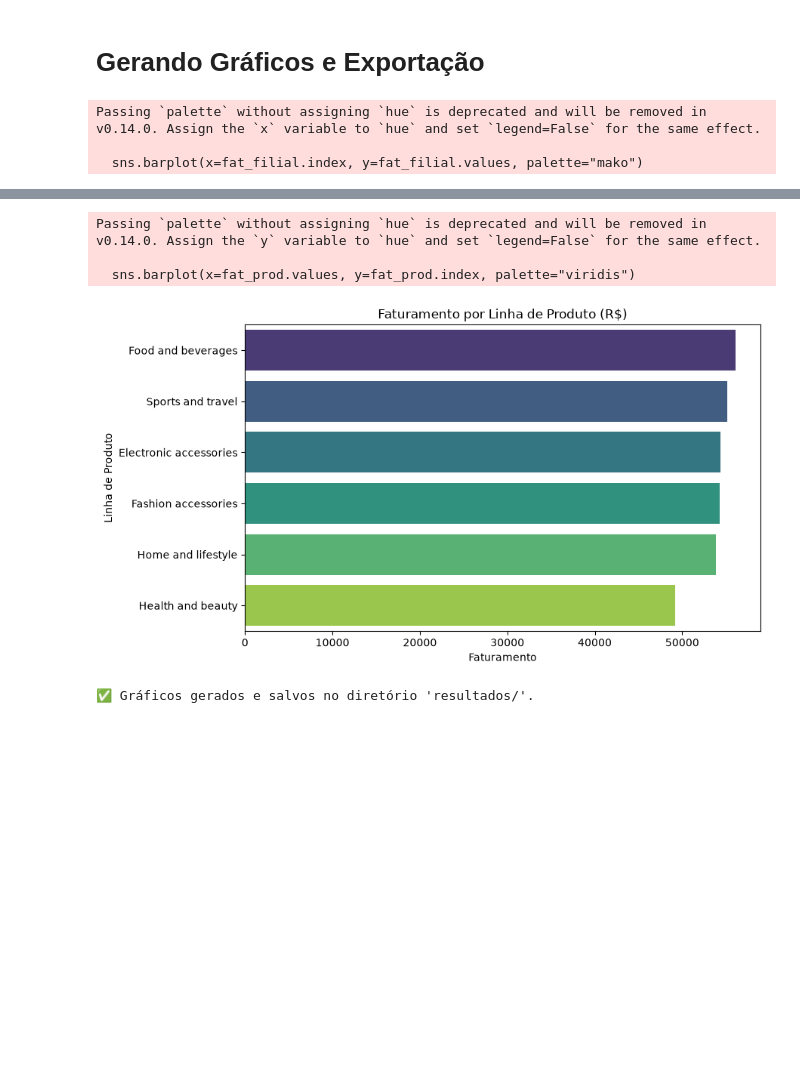
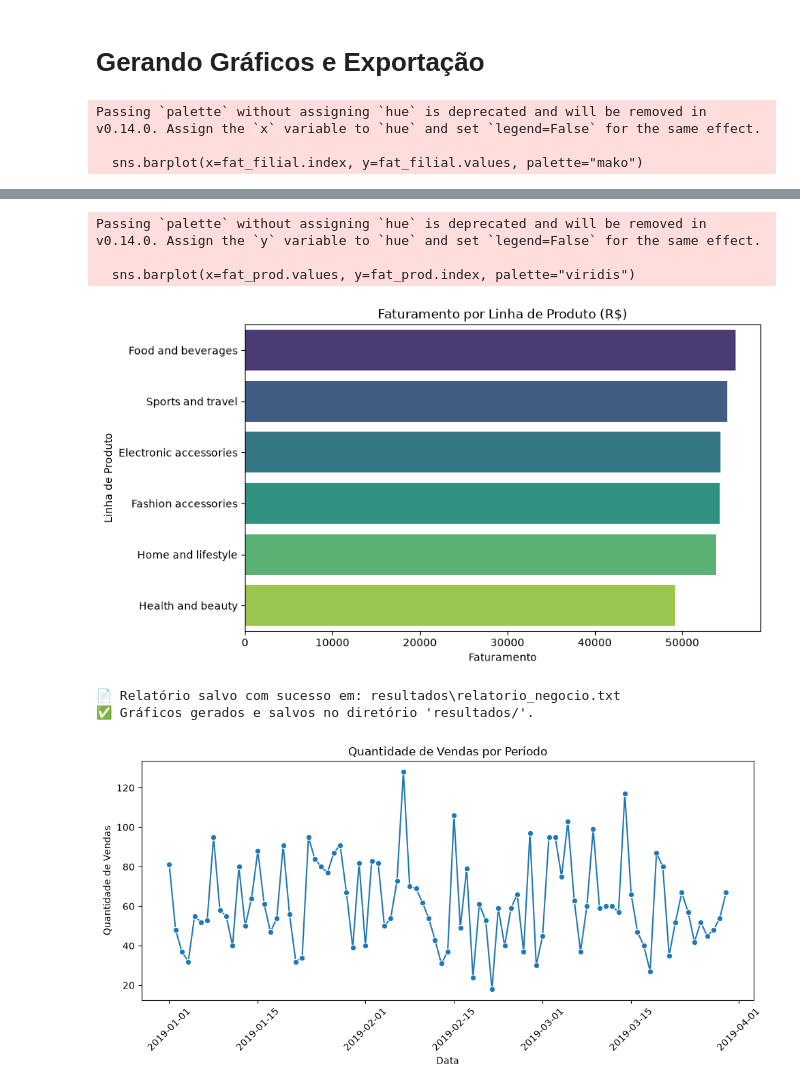
Before and after one commit to pavlakghp-creator/projeto_avaliativo_supermarket_etl, a Jupyter notebook: projeto_etl_supermarket.ipynb, the cells around one changed output, grey strips where cells are left out. Saved outputs shown, nothing was run; the diff lists cells and outputs as text; code cells hidden in the pictures; blank space fills up the shorter version.

Commit message:
entrega do pipeline etl e relatorios de negocio finalizados

```diff
--- a/projeto_etl_supermarket.ipynb
+++ b/projeto_etl_supermarket.ipynb
@@ -434,30 +434,72 @@ os.makedirs(path_resultados, exist_ok=True)
 plt.figure(figsize=(7, 4))
 sns.barplot(x=fat_filial.index, y=fat_filial.values, palette="mako")
 plt.title("Faturamento Total por Filial (R$)")
 plt.xlabel("Filial")
 plt.ylabel("Faturamento")
 plt.tight_layout()
 plt.savefig(os.path.join(path_resultados, "faturamento_por_filial.png"))
 plt.show()
 
 # Gráfico 2: Faturamento por Linha de Produto
 plt.figure(figsize=(9, 5))
 sns.barplot(x=fat_prod.values, y=fat_prod.index, palette="viridis")
 plt.title("Faturamento por Linha de Produto (R$)")
 plt.xlabel("Faturamento")
 plt.ylabel("Linha de Produto")
 plt.tight_layout()
 plt.savefig(os.path.join(path_resultados, "faturamento_por_linha_produto.png"))
 plt.show()
 
+# Gráfico 3: Período com Maior Quantidade de Vendas
+plt.figure(figsize=(10, 5))
+vendas_periodo_sorted = vendas_periodo.sort_index()  # Ordenar por data
+sns.lineplot(x=vendas_periodo_sorted.index, y=vendas_periodo_sorted.values, marker='o')
+plt.title("Quantidade de Vendas por Período")
+plt.xlabel("Data")
+plt.ylabel("Quantidade de Vendas")
+plt.xticks(rotation=45)
+plt.tight_layout()
+plt.savefig(os.path.join(path_resultados, "quantidade_vendas_por_periodo.png"))
+
+# Salvar resumo textual das respostas em resultados/
+path_relatorio = os.path.join("resultados", "relatorio_negocio.txt")
+os.makedirs(os.path.dirname(path_relatorio), exist_ok=True)
+
+resumo_texto = f"""============================================================
+🎯 RESUMO EXECUTIVO DE NEGÓCIO - SUPERMARKET SALES
+============================================================
+1. Filial com Maior Faturamento: {fat_filial.index[0]} (R$ {fat_filial.iloc[0]:,.2f})
+2. Filial com Maior Qtd de Vendas: {qtd_filial.index[0]} ({qtd_filial.iloc[0]} itens)
+3. Linha de Produto com Maior Faturamento: {fat_prod.index[0]} (R$ {fat_prod.iloc[0]:,.2f})
+4. Linha com Melhor Avaliação Média: {aval_prod.index[0]} ({aval_prod.iloc[0]:.2f})
+5. Forma de Pagamento Mais Utilizada: {pag_freq.index[0]} ({pag_freq.iloc[0]} transações)
+6. Valor Médio das Vendas (Ticket Médio): R$ {df_tratado['valor_total'].mean():,.2f}
+7. Maior Venda Registrada: R$ {df_tratado['valor_total'].max():,.2f}
+8. Dia da Semana com Mais Vendas: {vendas_dia.index[0]} ({vendas_dia.iloc[0]} transações)
+=============================================================
+Levantamento de Insights Adicionais:
+9. Categoria de Produto com Mais Vendas: {categoria_vendas.index[0]} ({categoria_vendas.iloc[0]} itens vendidos)
+10. Comparação de Desempenho entre Filiais: {', '.join([f'{filial}: R$ {valor:,.2f}' for filial, valor in desempenho_filiais.items()])}
+11. 5 Períodos com Maior Qtd de Vendas: {', '.join([f'{data}: {qtd} itens vendidos' for data, qtd in vendas_periodo.head(5).items()])}
+12. Satisfação dos Clientes por Gênero: {', '.join([f'{genero}: {avaliacao:.2f} / 10' for genero, avaliacao in satisfacao_genero.items()])}
+=============================================================
+"""
+
+with open(path_relatorio, "w", encoding="utf-8") as f:
+    f.write(resumo_texto)
+
+print(f"📄 Relatório salvo com sucesso em: {path_relatorio}")
+
 print(f"✅ Gráficos gerados e salvos no diretório '{path_resultados}/'.")
 # %% [output]
 Passing `palette` without assigning `hue` is deprecated and will be removed in v0.14.0. Assign the `x` variable to `hue` and set `legend=False` for the same effect.
 
   sns.barplot(x=fat_filial.index, y=fat_filial.values, palette="mako")
 [figure]
 Passing `palette` without assigning `hue` is deprecated and will be removed in v0.14.0. Assign the `y` variable to `hue` and set `legend=False` for the same effect.
 
   sns.barplot(x=fat_prod.values, y=fat_prod.index, palette="viridis")
 [figure]
+📄 Relatório salvo com sucesso em: resultados\relatorio_negocio.txt
 ✅ Gráficos gerados e salvos no diretório 'resultados/'.
+[figure, added]
```
Also changed, not shown: 8 other files.
